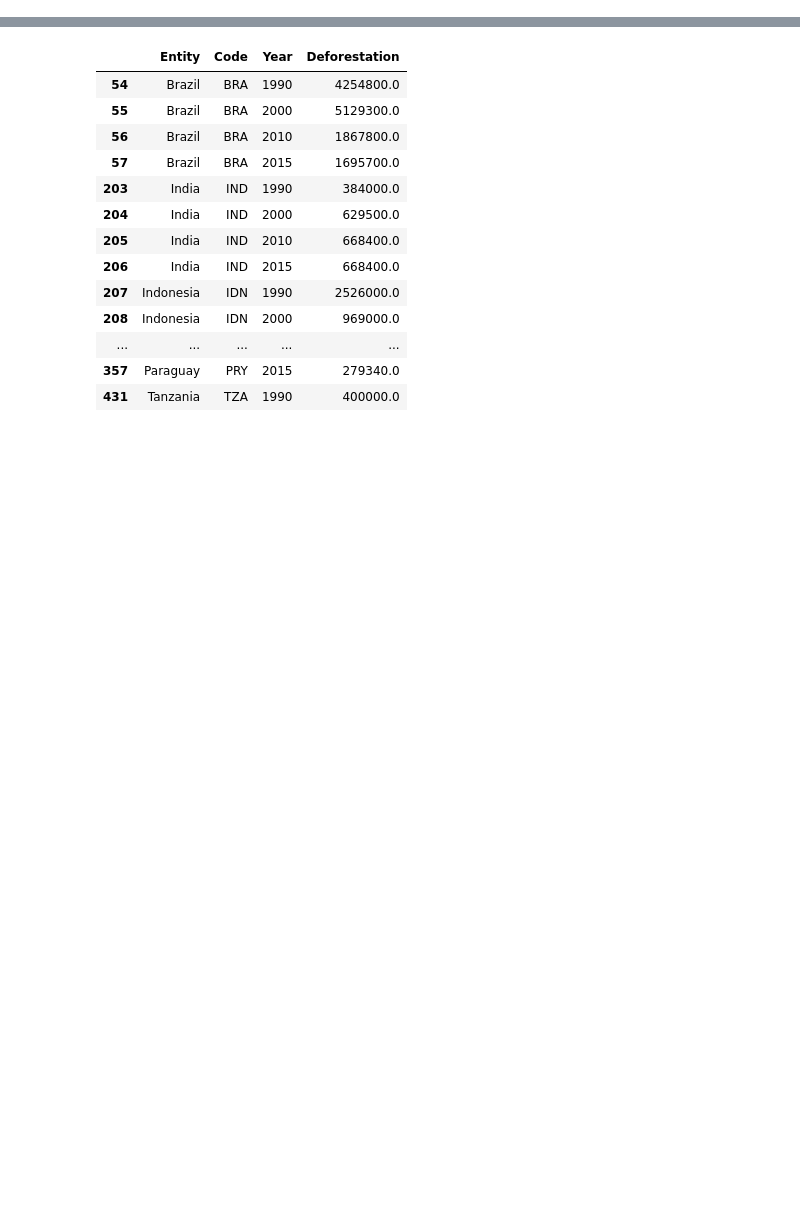
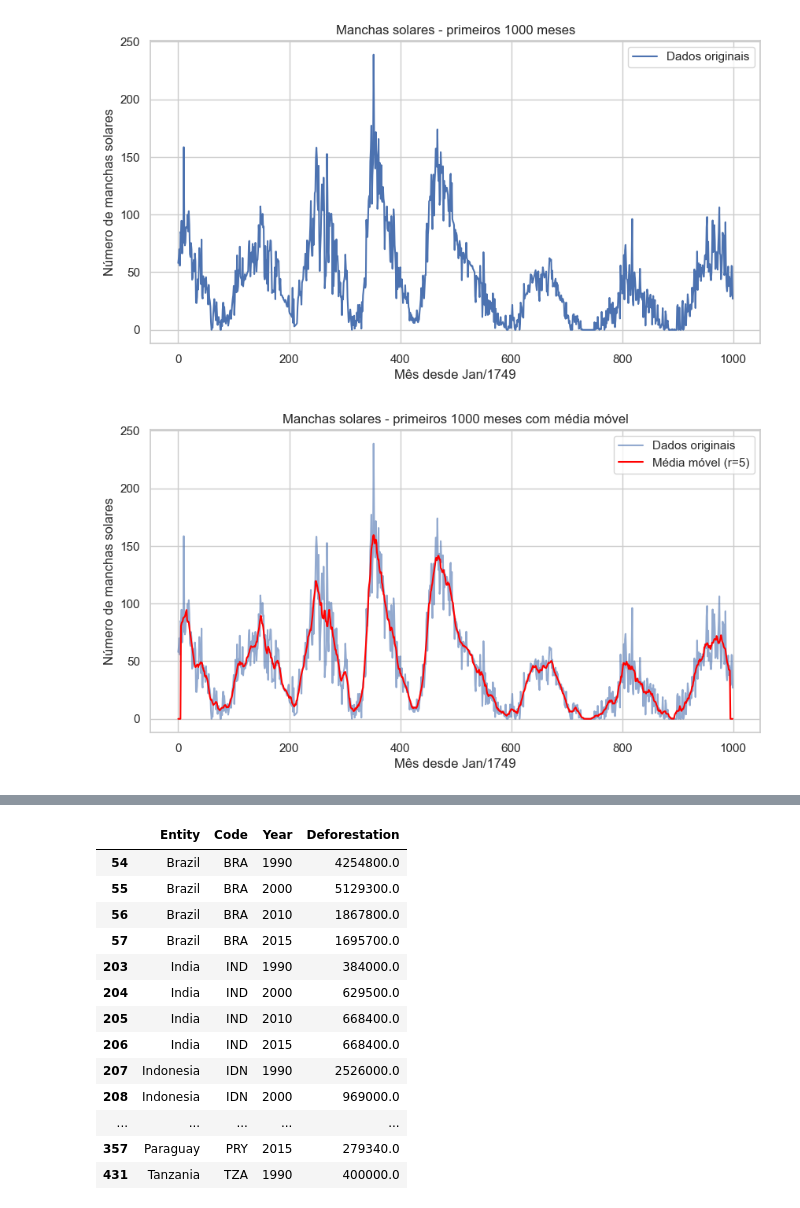
Before and after one commit to gabireisch/av3, a Jupyter notebook: av3.ipynb, the cells around one changed output, grey strips where cells are left out. Saved outputs shown, nothing was run; the diff lists cells and outputs as text; code cells hidden in the pictures; blank space fills up the shorter version.

```diff
--- a/av3.ipynb
+++ b/av3.ipynb
@@ -1,6 +1,47 @@
 # %% [markdown]
 ## Exercício 1
 ![alt text](ex1.png)
+# %%
+import numpy as np
+import matplotlib.pyplot as plt
+
+# Parte (a): Leitura dos dados
+data = np.loadtxt('sunspots.txt')
+months = data[:, 0]
+sunspots = data[:, 1]
+
+# Parte (b): Mostrar apenas os primeiros 1000 pontos
+months_1000 = months[:1000]
+sunspots_1000 = sunspots[:1000]
+
+plt.figure(figsize=(10, 5))
+plt.plot(months_1000, sunspots_1000, label='Dados originais')
+plt.xlabel('Mês desde Jan/1749')
+plt.ylabel('Número de manchas solares')
+plt.title('Manchas solares - primeiros 1000 meses')
+plt.legend()
+plt.grid(True)
+plt.show()
+
+# Parte (c): Cálculo da média móvel com r = 5
+r = 5
+running_avg = np.zeros(len(sunspots_1000))
+for k in range(r, len(sunspots_1000) - r):
+    running_avg[k] = np.mean(sunspots_1000[k - r : k + r + 1])
+
+# Gráfico dos dados originais e da média móvel
+plt.figure(figsize=(10, 5))
+plt.plot(months_1000, sunspots_1000, label='Dados originais', alpha=0.6)
+plt.plot(months_1000, running_avg, label='Média móvel (r=5)', color='red')
+plt.xlabel('Mês desde Jan/1749')
+plt.ylabel('Número de manchas solares')
+plt.title('Manchas solares - primeiros 1000 meses com média móvel')
+plt.legend()
+plt.grid(True)
+plt.show()
+# %% [output]
+[figure, added]
+[figure, added]
 # %% [markdown]
 ## Exercício 2
 ![alt text](ex2.png)
```
Also changed, not shown: parts of 6 cells of this notebook, 1 other file.
